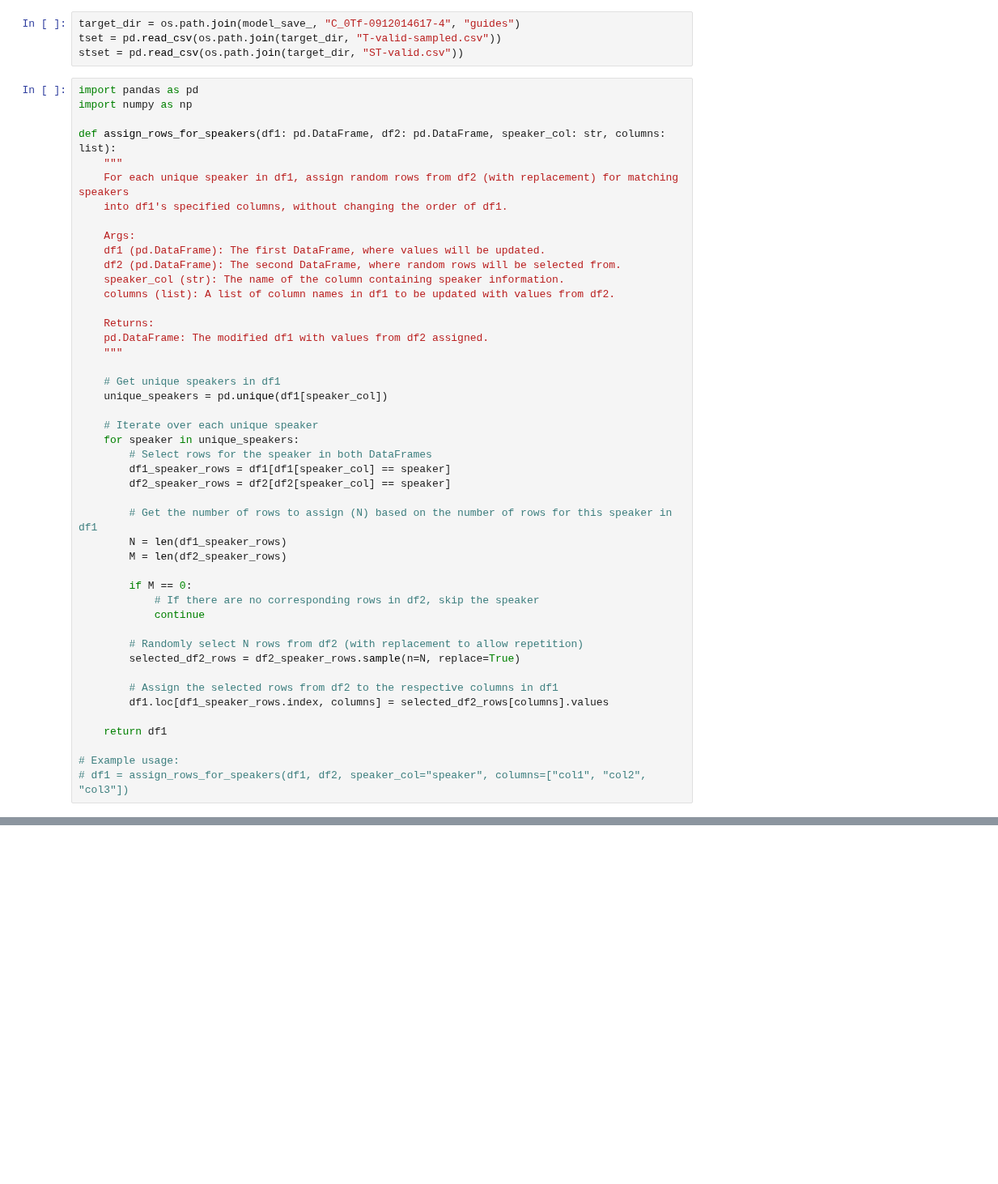
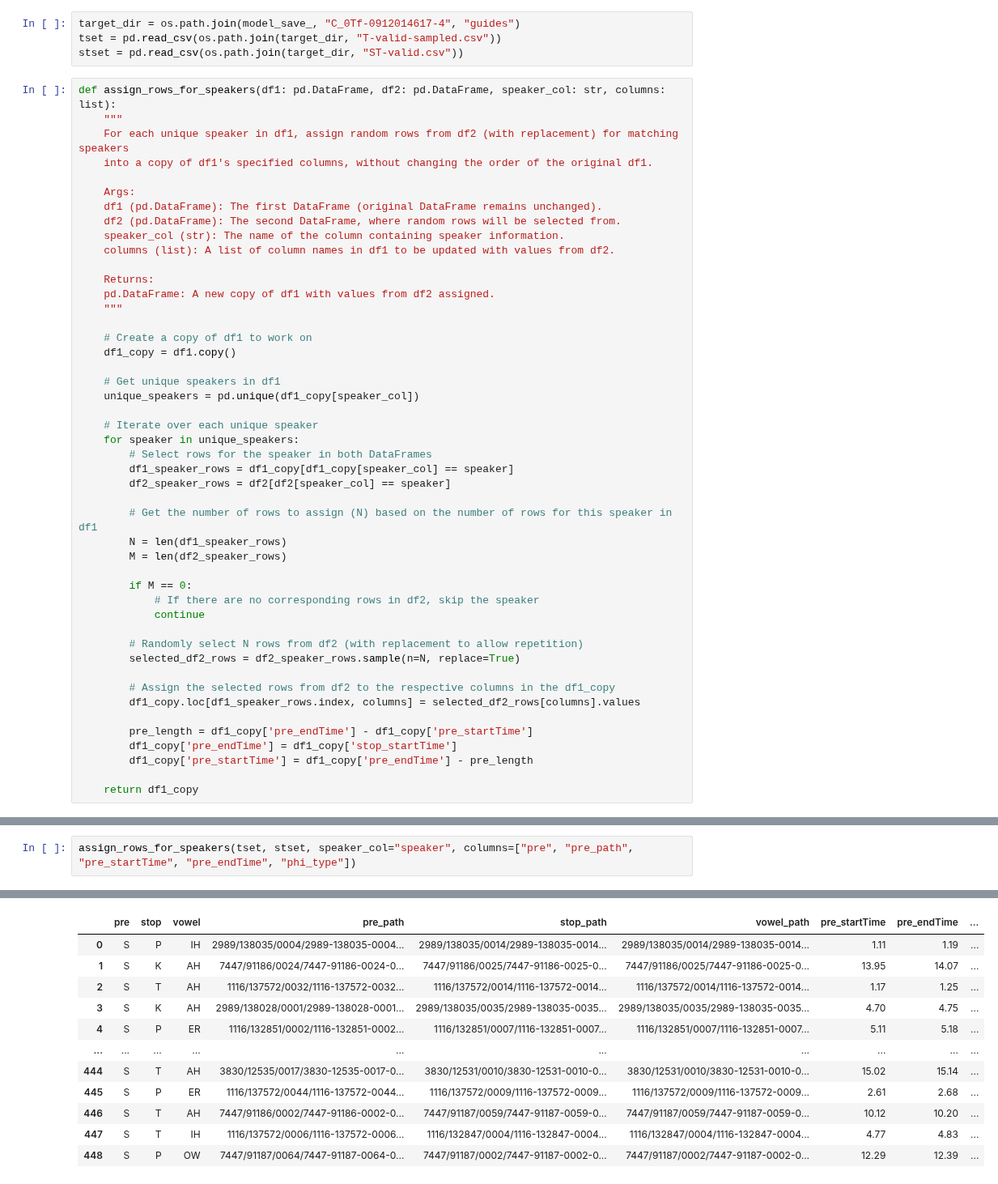
Before and after one commit to Frankalexej/wavln, a Jupyter notebook: z_try_d.ipynb, the cells around one changed output, grey strips where cells are left out. Shown at 81% size. Saved outputs shown, nothing was run; the diff lists cells and outputs as text; blank space fills up the shorter version.

```diff
--- a/z_try_d.ipynb
+++ b/z_try_d.ipynb
@@ -249,31 +249,31 @@ target_dir = os.path.join(model_save_, "C_0Tf-0912014617-4", "guides")
 tset = pd.read_csv(os.path.join(target_dir, "T-valid-sampled.csv"))
 stset = pd.read_csv(os.path.join(target_dir, "ST-valid.csv"))
 # %%
-import pandas as pd
-import numpy as np
-
 def assign_rows_for_speakers(df1: pd.DataFrame, df2: pd.DataFrame, speaker_col: str, columns: list):
     """
     For each unique speaker in df1, assign random rows from df2 (with replacement) for matching speakers
-    into df1's specified columns, without changing the order of df1.
+    into a copy of df1's specified columns, without changing the order of the original df1.
 
     Args:
-    df1 (pd.DataFrame): The first DataFrame, where values will be updated.
+    df1 (pd.DataFrame): The first DataFrame (original DataFrame remains unchanged).
     df2 (pd.DataFrame): The second DataFrame, where random rows will be selected from.
     speaker_col (str): The name of the column containing speaker information.
     columns (list): A list of column names in df1 to be updated with values from df2.
 
     Returns:
-    pd.DataFrame: The modified df1 with values from df2 assigned.
+    pd.DataFrame: A new copy of df1 with values from df2 assigned.
     """
 
+    # Create a copy of df1 to work on
+    df1_copy = df1.copy()
+
     # Get unique speakers in df1
-    unique_speakers = pd.unique(df1[speaker_col])
+    unique_speakers = pd.unique(df1_copy[speaker_col])
 
     # Iterate over each unique speaker
     for speaker in unique_speakers:
         # Select rows for the speaker in both DataFrames
-        df1_speaker_rows = df1[df1[speaker_col] == speaker]
+        df1_speaker_rows = df1_copy[df1_copy[speaker_col] == speaker]
         df2_speaker_rows = df2[df2[speaker_col] == speaker]
 
         # Get the number of rows to assign (N) based on the number of rows for this speaker in df1
@@ -287,10 +287,11 @@ def assign_rows_for_speakers(df1: pd.DataFrame, df2: pd.DataFrame, speaker_col:
         # Randomly select N rows from df2 (with replacement to allow repetition)
         selected_df2_rows = df2_speaker_rows.sample(n=N, replace=True)
 
-        # Assign the selected rows from df2 to the respective columns in df1
-        df1.loc[df1_speaker_rows.index, columns] = selected_df2_rows[columns].values
+        # Assign the selected rows from df2 to the respective columns in the df1_copy
+        df1_copy.loc[df1_speaker_rows.index, columns] = selected_df2_rows[columns].values
 
-    return df1
+        pre_length = df1_copy['pre_endTime'] - df1_copy['pre_startTime']
+        df1_copy['pre_endTime'] = df1_copy['stop_startTime']
+        df1_copy['pre_startTime'] = df1_copy['pre_endTime'] - pre_length
 
-# Example usage:
-# df1 = assign_rows_for_speakers(df1, df2, speaker_col="speaker", columns=["col1", "col2", "col3"])
+    return df1_copy
@@ -298,0 +298,3 @@ assign_rows_for_speakers(df1, df2, speaker_col="speaker", columns=["col1", "col2
+# %%
+assign_rows_for_speakers(tset, stset, speaker_col="speaker", columns=["pre", "pre_path", "pre_startTime", "pre_endTime", "phi_type"])
+# %% [output]
@@ -298,0 +305,12 @@ assign_rows_for_speakers(df1, df2, speaker_col="speaker", columns=["col1", "col2
+|  | pre | stop | vowel | pre_path | stop_path | vowel_path | pre_startTime | pre_endTime | ... |
+| 0 | S | P | IH | 2989/138035/0004/2989-138035-0004... | 2989/138035/0014/2989-138035-0014... | 2989/138035/0014/2989-138035-0014... | 1.11 | 1.19 | ... |
+| 1 | S | K | AH | 7447/91186/0024/7447-91186-0024-0... | 7447/91186/0025/7447-91186-0025-0... | 7447/91186/0025/7447-91186-0025-0... | 13.95 | 14.07 | ... |
+| 2 | S | T | AH | 1116/137572/0032/1116-137572-0032... | 1116/137572/0014/1116-137572-0014... | 1116/137572/0014/1116-137572-0014... | 1.17 | 1.25 | ... |
+| 3 | S | K | AH | 2989/138028/0001/2989-138028-0001... | 2989/138035/0035/2989-138035-0035... | 2989/138035/0035/2989-138035-0035... | 4.70 | 4.75 | ... |
+| 4 | S | P | ER | 1116/132851/0002/1116-132851-0002... | 1116/132851/0007/1116-132851-0007... | 1116/132851/0007/1116-132851-0007... | 5.11 | 5.18 | ... |
+| ... | ... | ... | ... | ... | ... | ... | ... | ... | ... |
+| 444 | S | T | AH | 3830/12535/0017/3830-12535-0017-0... | 3830/12531/0010/3830-12531-0010-0... | 3830/12531/0010/3830-12531-0010-0... | 15.02 | 15.14 | ... |
+| 445 | S | P | ER | 1116/137572/0044/1116-137572-0044... | 1116/137572/0009/1116-137572-0009... | 1116/137572/0009/1116-137572-0009... | 2.61 | 2.68 | ... |
+| 446 | S | T | AH | 7447/91186/0002/7447-91186-0002-0... | 7447/91187/0059/7447-91187-0059-0... | 7447/91187/0059/7447-91187-0059-0... | 10.12 | 10.20 | ... |
+| 447 | S | T | IH | 1116/137572/0006/1116-137572-0006... | 1116/132847/0004/1116-132847-0004... | 1116/132847/0004/1116-132847-0004... | 4.77 | 4.83 | ... |
+| 448 | S | P | OW | 7447/91187/0064/7447-91187-0064-0... | 7447/91187/0002/7447-91187-0002-0... | 7447/91187/0002/7447-91187-0002-0... | 12.29 | 12.39 | ... |
```
Also changed, not shown: parts of 2 cells of this notebook, 2 other files.
